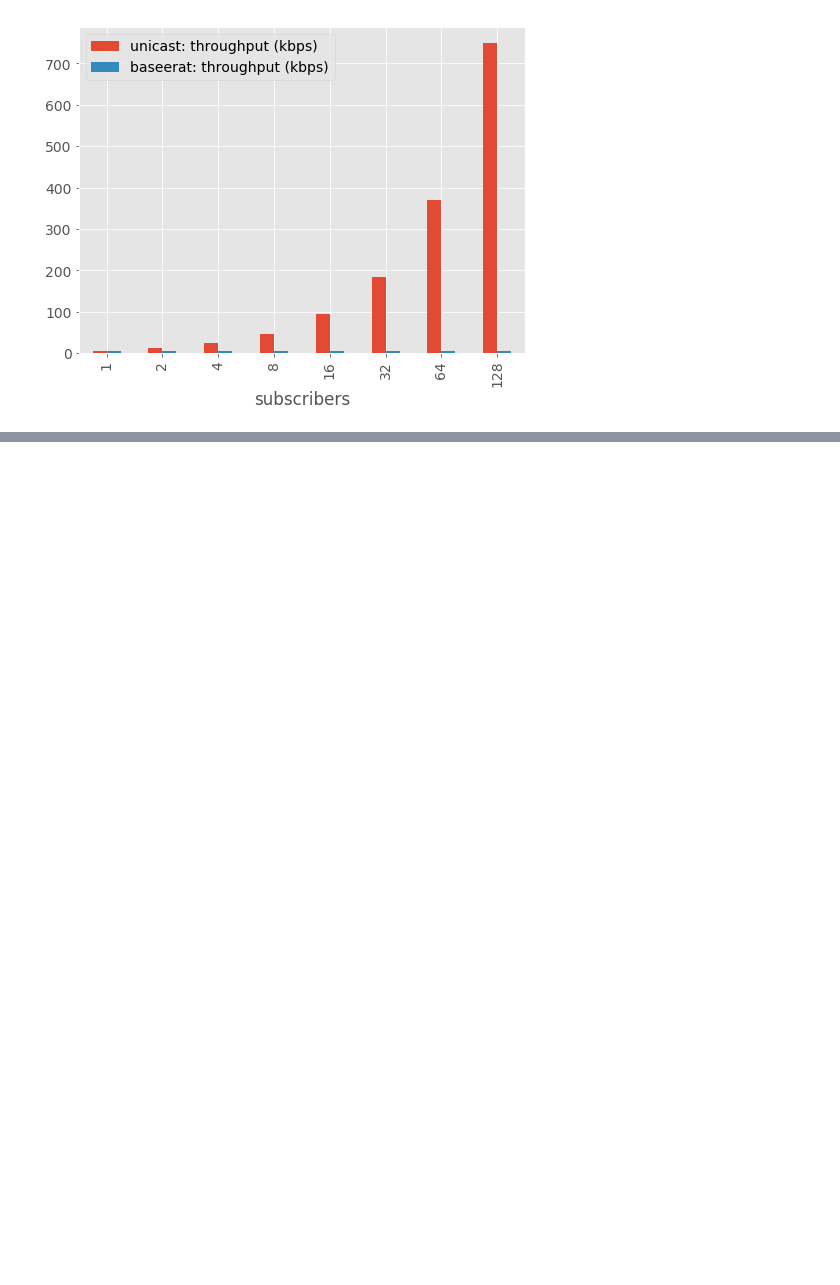
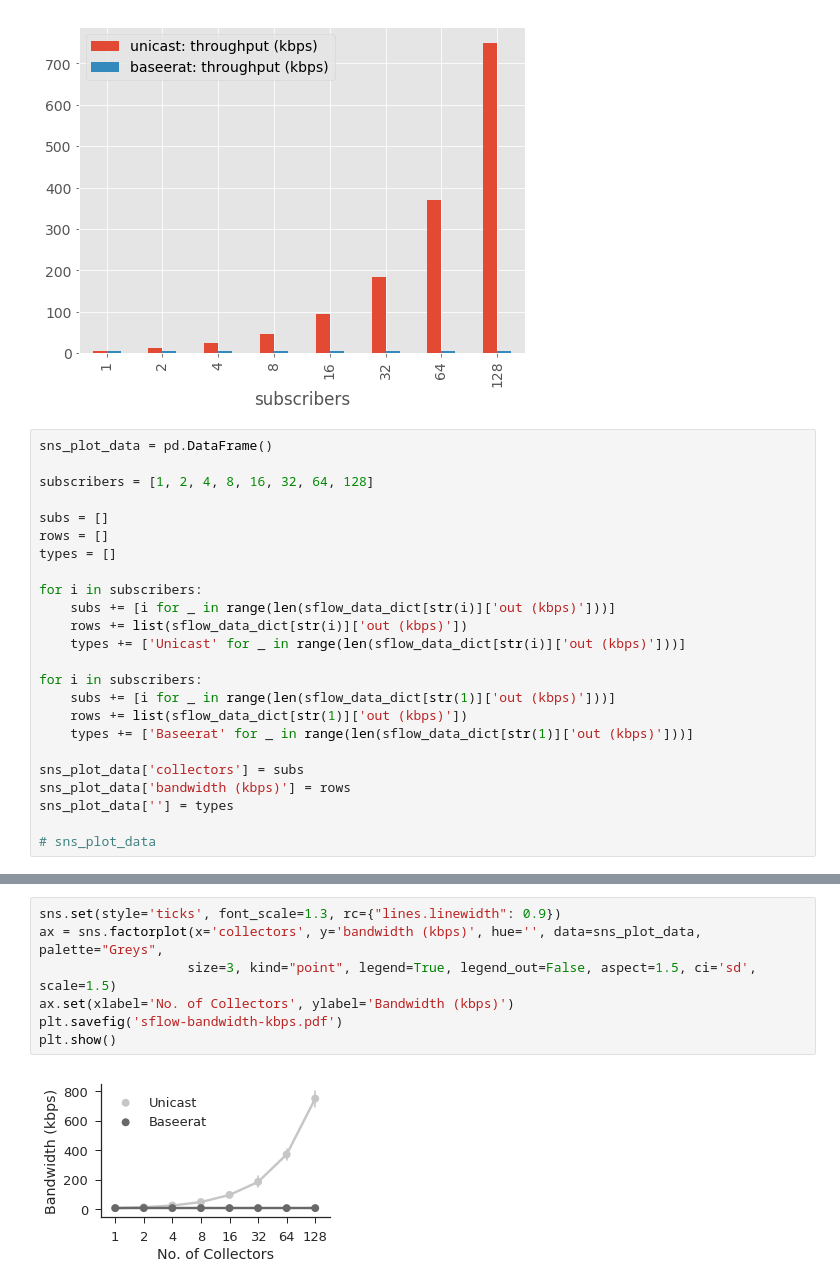
Before and after one commit to Elmo-MCast/measurements, a Jupyter notebook: vmware/analysis/apps/sflow/usage.ipynb, the cells around one changed output, grey strips where cells are left out. Cells and saved outputs as stored; diff of their text form; blank space fills up the shorter version.

```diff
--- a/vmware/analysis/apps/sflow/usage.ipynb
+++ b/vmware/analysis/apps/sflow/usage.ipynb
@@ -66,3 +66,27 @@ plot_data_dict[['unicast: throughput (kbps)', 'baseerat: throughput (kbps)']].pl
 # %% [output]
 <matplotlib.axes._subplots.AxesSubplot at 0x...>
 [figure]
+# %%
+sns_plot_data = pd.DataFrame()
+
+subscribers = [1, 2, 4, 8, 16, 32, 64, 128]
+
+subs = []
+rows = []
+types = []
+
+for i in subscribers:
+    subs += [i for _ in range(len(sflow_data_dict[str(i)]['out (kbps)']))]
+    rows += list(sflow_data_dict[str(i)]['out (kbps)'])
+    types += ['Unicast' for _ in range(len(sflow_data_dict[str(i)]['out (kbps)']))]
+
+for i in subscribers:
+    subs += [i for _ in range(len(sflow_data_dict[str(1)]['out (kbps)']))]
+    rows += list(sflow_data_dict[str(1)]['out (kbps)'])
+    types += ['Baseerat' for _ in range(len(sflow_data_dict[str(1)]['out (kbps)']))]
+
+sns_plot_data['collectors'] = subs
+sns_plot_data['bandwidth (kbps)'] = rows
+sns_plot_data[''] = types
+
+# sns_plot_data
@@ -68,0 +117,9 @@ plot_data_dict[['unicast: throughput (kbps)', 'baseerat: throughput (kbps)']].pl
+# %%
+sns.set(style='ticks', font_scale=1.3, rc={"lines.linewidth": 0.9})
+ax = sns.factorplot(x='collectors', y='bandwidth (kbps)', hue='', data=sns_plot_data, palette="Greys",
+                   size=3, kind="point", legend=True, legend_out=False, aspect=1.5, ci='sd', scale=1.5)
+ax.set(xlabel='No. of Collectors', ylabel='Bandwidth (kbps)')
+plt.savefig('sflow-bandwidth-kbps.pdf')
+plt.show()
+# %% [output]
+[figure, added]
```
Also changed, not shown: parts of 2 cells of this notebook, 10 other files.
